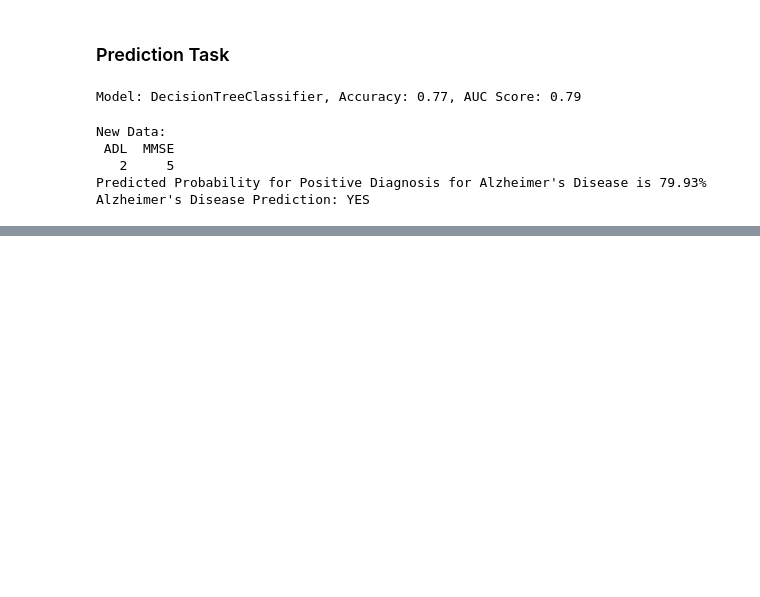
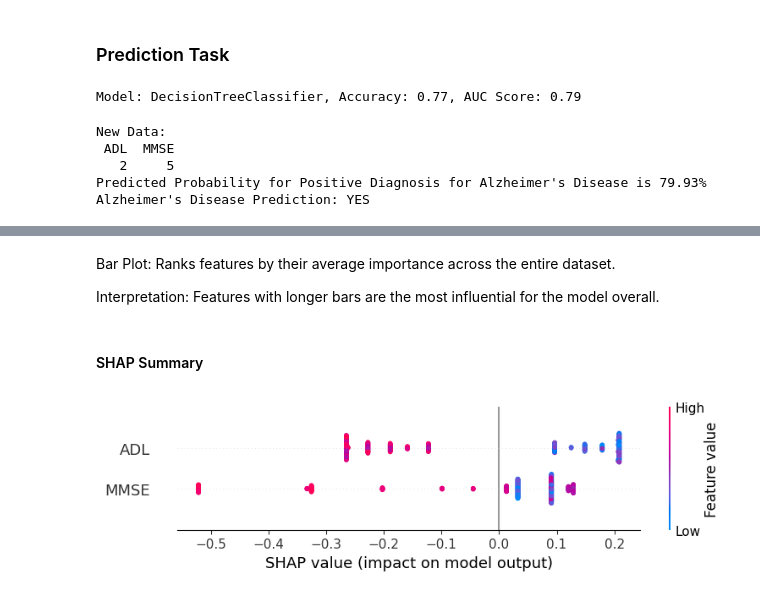
Before and after one commit to ggryschek/NK_SS_DashBoard, a Jupyter notebook: analysis/NK_SS_Predictive_Analysis.ipynb, the cells around one changed output, grey strips where cells are left out. Drawn from its saved outputs; the diff is of its cells as text; code cells hidden in the pictures; blank space fills up the shorter version.

```diff
--- a/analysis/NK_SS_Predictive_Analysis.ipynb
+++ b/analysis/NK_SS_Predictive_Analysis.ipynb
@@ -853,0 +896,11 @@ Alzheimer's Disease Prediction: YES
+# %% [markdown]
+Bar Plot: Ranks features by their average importance across the entire dataset.
+
+Interpretation: Features with longer bars are the most influential for the model overall.
+# %% [markdown]
+#### SHAP Summary
+# %%
+# SHAP summary plot for the positive class (entire test set)
+shap.summary_plot(shap_values_class1, X_test_filtered)
+# %% [output]
+[figure, added]
```
Also changed, not shown: parts of 15 cells of this notebook.
